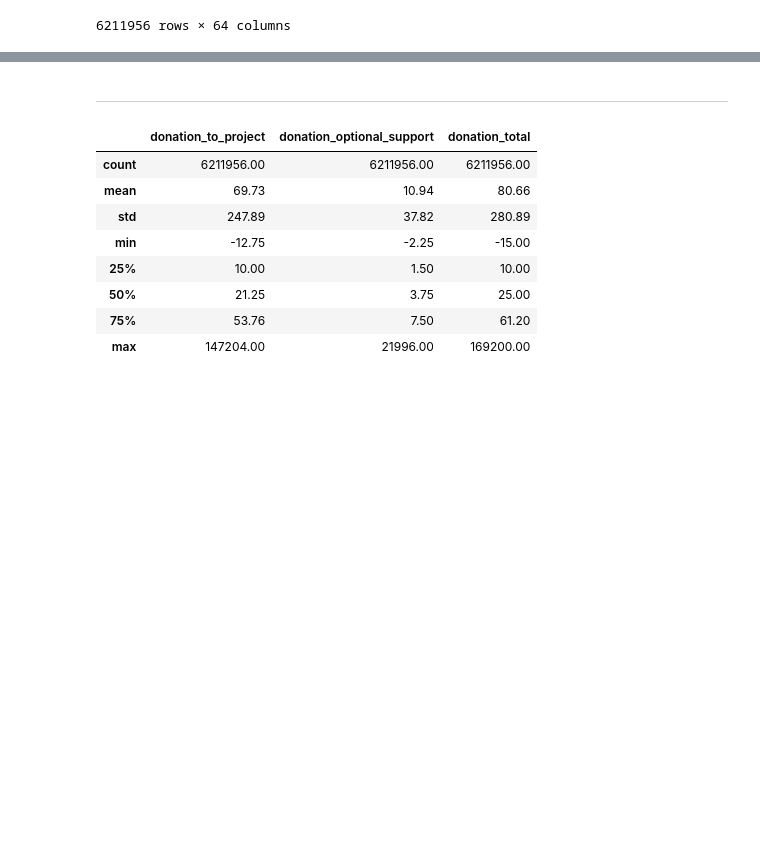
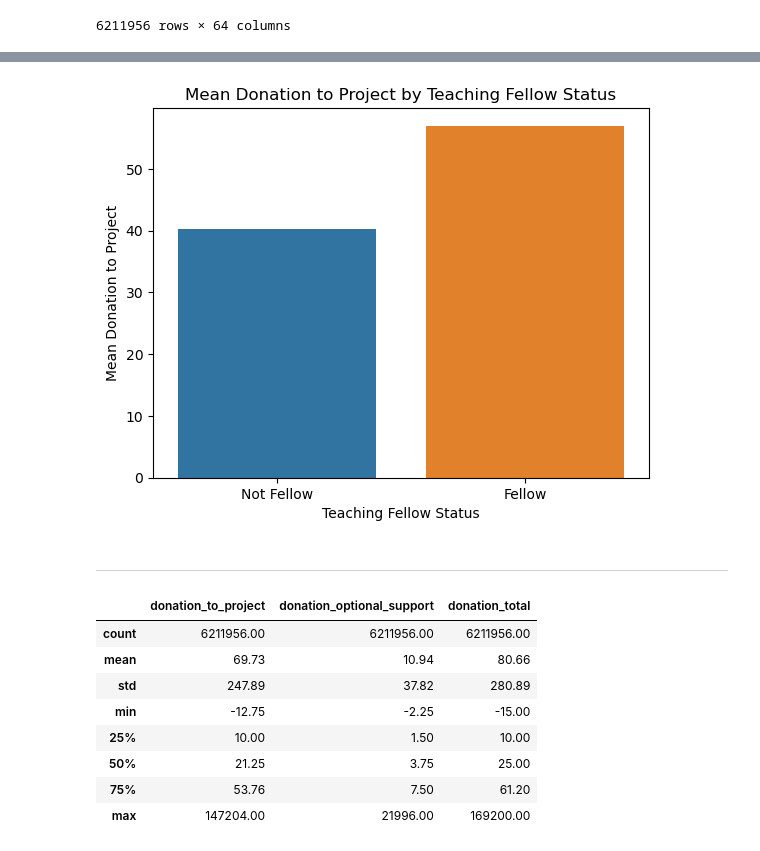
Before and after one commit to wallychang88/pythonforbusiness, a Jupyter notebook: Project_starterFile.ipynb, the cells around one changed output, grey strips where cells are left out. Saved outputs shown, nothing was run; the diff lists cells and outputs as text; code cells hidden in the pictures; blank space fills up the shorter version.

```diff
--- a/Project_starterFile.ipynb
+++ b/Project_starterFile.ipynb
@@ -62,3 +108,23 @@ combined_df
+# %%
+# Calculate means
+mean_donation_not_fellow = is_not_ny_teaching_fellow['donation_to_project'].mean()
+mean_donation_fellow = is_ny_teaching_fellow['donation_to_project'].mean()
+
+# Create a DataFrame for plotting
+mean_donation_df = pd.DataFrame({'Teaching Fellow': ['Not Fellow', 'Fellow'], 'Mean Donation to Project': [mean_donation_not_fellow, mean_donation_fellow]})
+
+# Create bar plot
+sns.barplot(x='Teaching Fellow', y='Mean Donation to Project', data=mean_donation_df)
+
+# Add labels and title
+plt.xlabel('Teaching Fellow Status')
+plt.ylabel('Mean Donation to Project')
+plt.title('Mean Donation to Project by Teaching Fellow Status')
+
+# Show plot
+plt.show()
+# %% [output]
+[figure, added]
 # %% [markdown]
 ________________________________________________________________________________________________
 # %%
```
Also changed, not shown: parts of 4 cells of this notebook.
